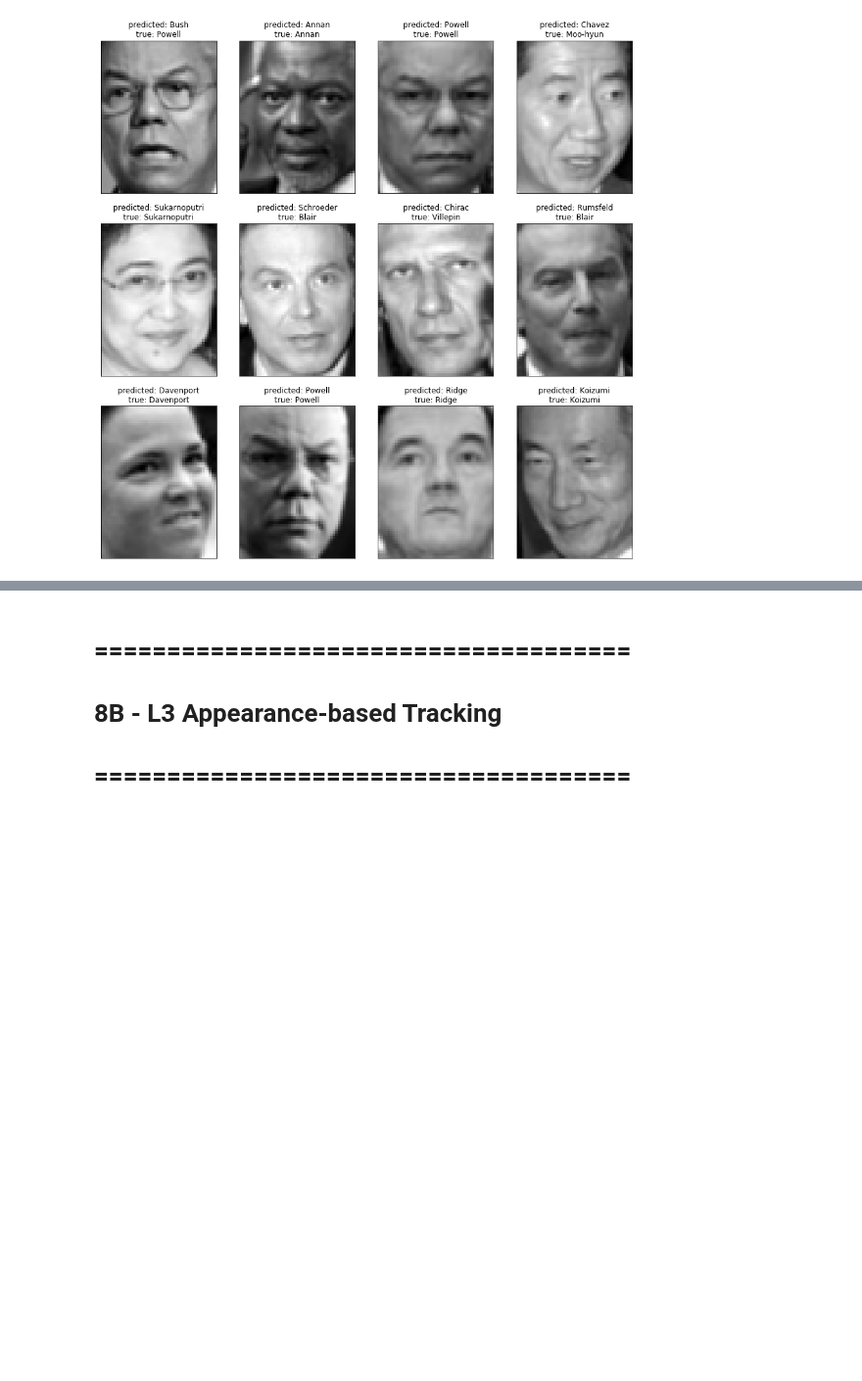
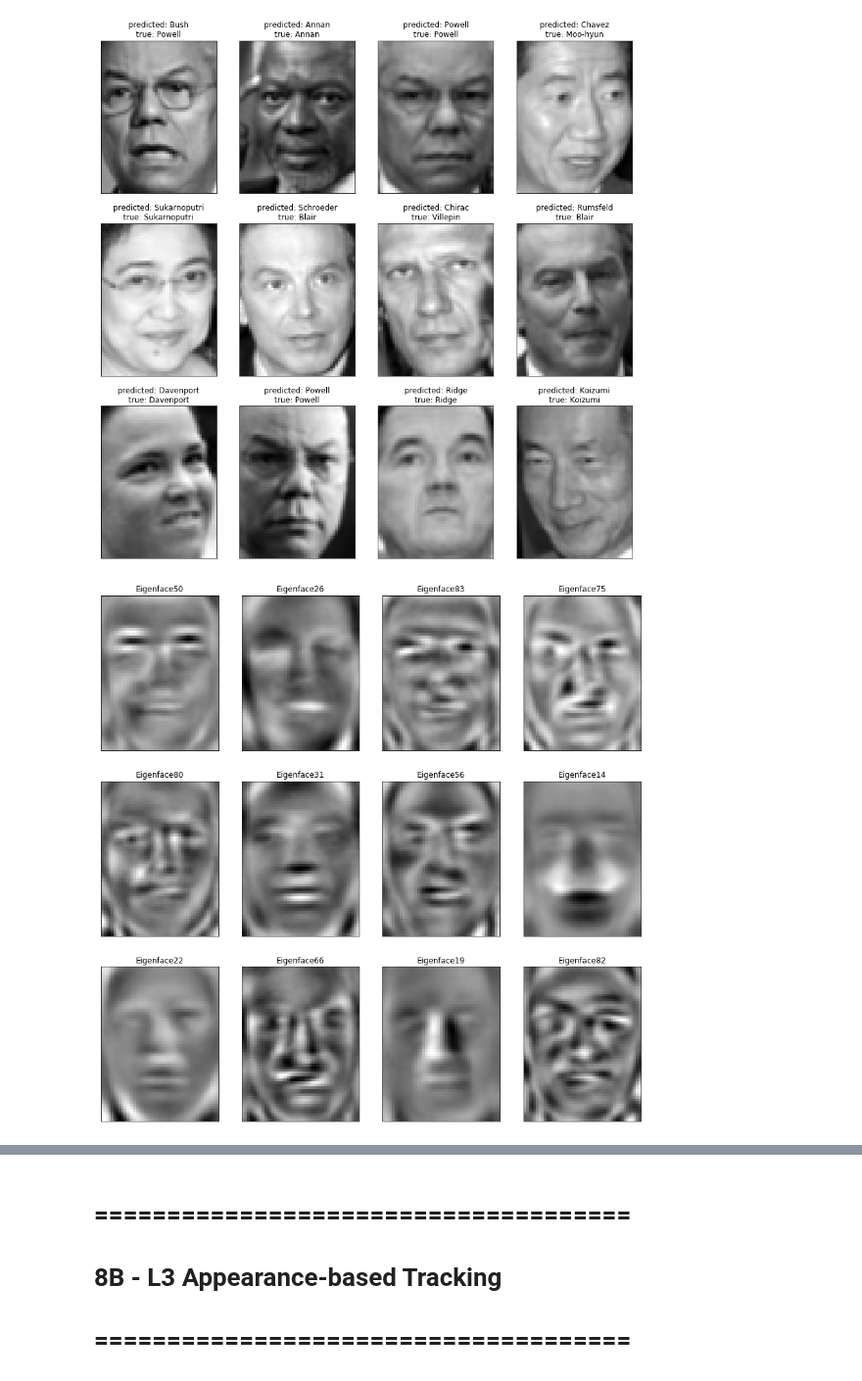
Before and after one commit to jalalirs/Introduction-to-Computer-Vision, a Jupyter notebook: L8/L8.ipynb, the cells around one changed output, grey strips where cells are left out. Shown at 98% size. Saved outputs shown, nothing was run; the diff lists cells and outputs as text; code cells hidden in the pictures; blank space fills up the shorter version.

```diff
--- a/L8/L8.ipynb
+++ b/L8/L8.ipynb
@@ -1078,6 +1078,11 @@ prediction_titles = list(titles(y_pred, y_test, target_names))
 plot_gallery(X_test, prediction_titles, h, w)
 # %% [output]
 [figure]
+# %%
+eigenfaces = pca.components_.reshape((n_components, h, w))
+plot_gallery(eigenfaces, ["Eigenface%d" % i for i in range(eigenfaces.shape[0])], h, w)
+# %% [output]
+[figure, added]
 # %% [markdown]
 ## Limitations
 
```
